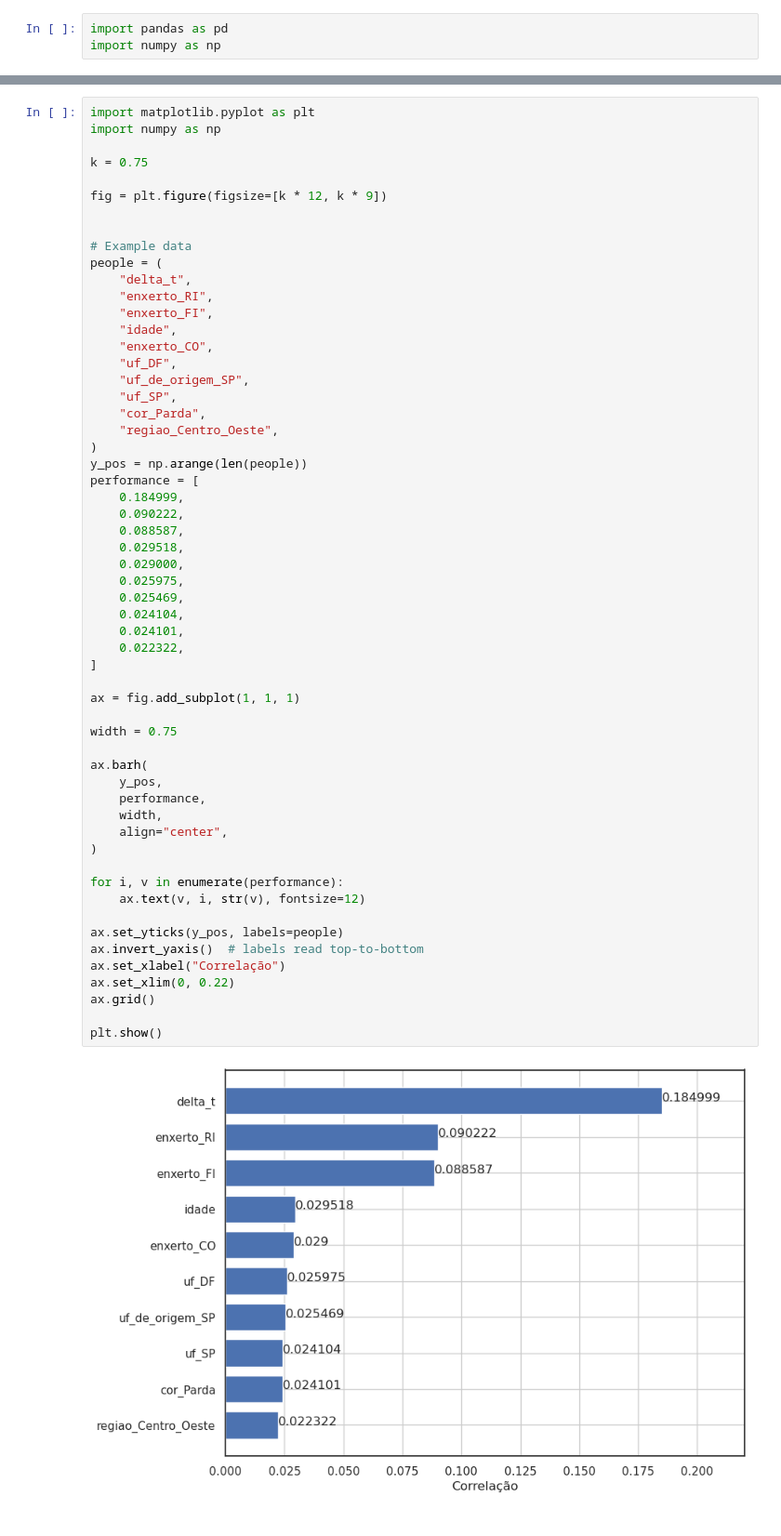
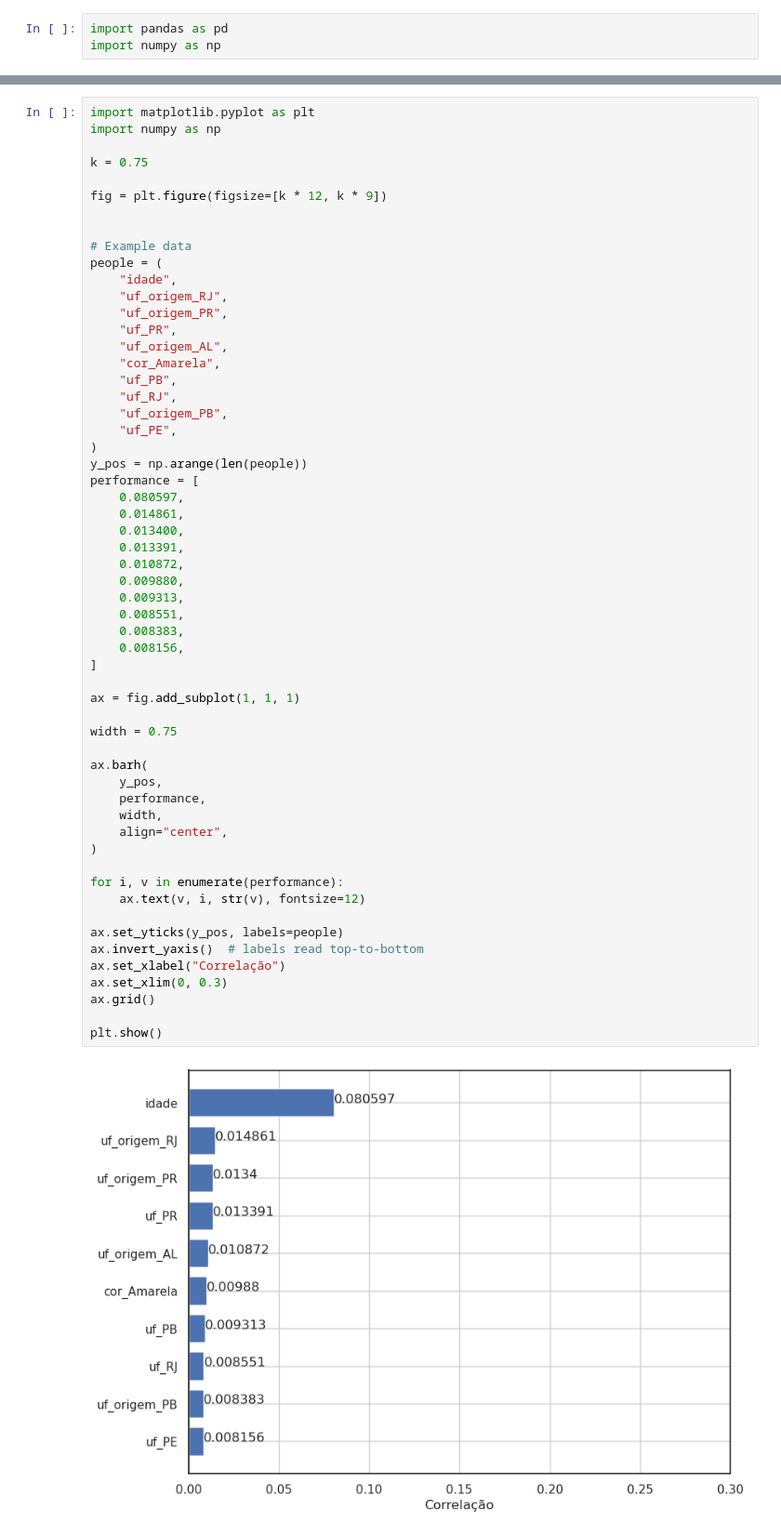
Before and after one commit to Esterci/SNT_table_study, a Jupyter notebook: machine_learning/pre_processamento.ipynb, the cells around one changed output, grey strips where cells are left out. Shown: that part at 93% size. Drawn from its saved outputs; the diff is of its cells as text.

```diff
--- a/machine_learning/pre_processamento.ipynb
+++ b/machine_learning/pre_processamento.ipynb
@@ -281,51 +372,51 @@ fig = plt.figure(figsize=[k * 12, k * 9])
 
 # Example data
 people = (
-    "delta_t",
-    "enxerto_RI",
-    "enxerto_FI",
     "idade",
-    "enxerto_CO",
-    "uf_DF",
-    "uf_de_origem_SP",
-    "uf_SP",
-    "cor_Parda",
-    "regiao_Centro_Oeste",
+    "uf_origem_RJ",
+    "uf_origem_PR",
+    "uf_PR",
+    "uf_origem_AL",
+    "cor_Amarela",
+    "uf_PB",
+    "uf_RJ",
+    "uf_origem_PB",
+    "uf_PE",
 )
 y_pos = np.arange(len(people))
 performance = [
-    0.184999,
-    0.090222,
-    0.088587,
-    0.029518,
-    0.029000,
-    0.025975,
-    0.025469,
-    0.024104,
-    0.024101,
-    0.022322,
+    0.080597,
+    0.014861,
+    0.013400,
+    0.013391,
+    0.010872,
+    0.009880,
+    0.009313,
+    0.008551,
+    0.008383,
+    0.008156,
 ]
 
 ax = fig.add_subplot(1, 1, 1)
 
 width = 0.75
 
 ax.barh(
     y_pos,
     performance,
     width,
     align="center",
 )
 
 for i, v in enumerate(performance):
     ax.text(v, i, str(v), fontsize=12)
 
 ax.set_yticks(y_pos, labels=people)
 ax.invert_yaxis()  # labels read top-to-bottom
 ax.set_xlabel("Correlação")
-ax.set_xlim(0, 0.22)
+ax.set_xlim(0, 0.3)
 ax.grid()
 
 plt.show()
 # %% [output]
-[figure, old version]
+[figure, new version]
```
Also changed, not shown: parts of 39 cells of this notebook, 11 other files.
